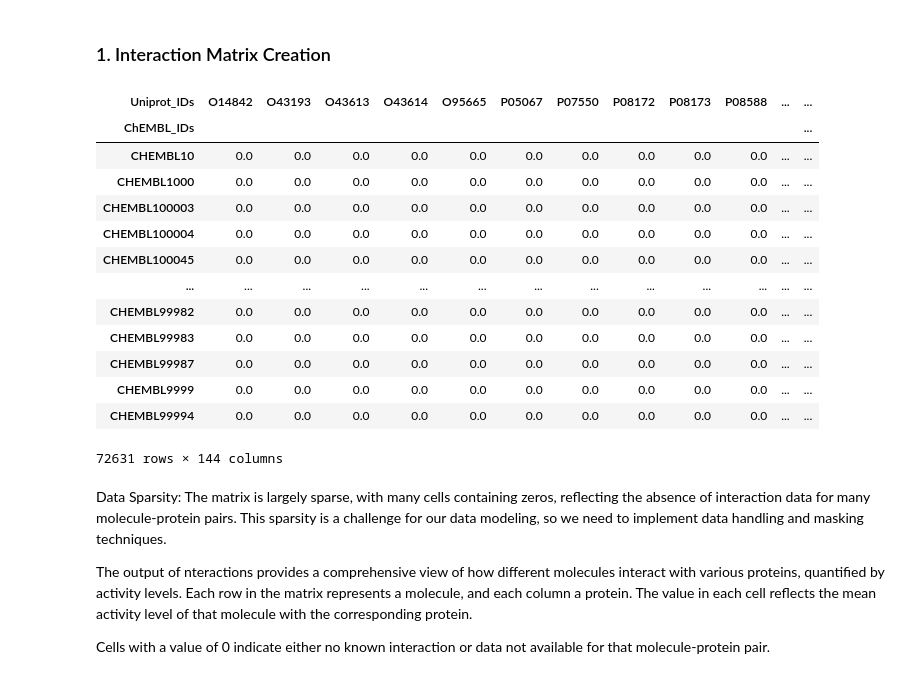
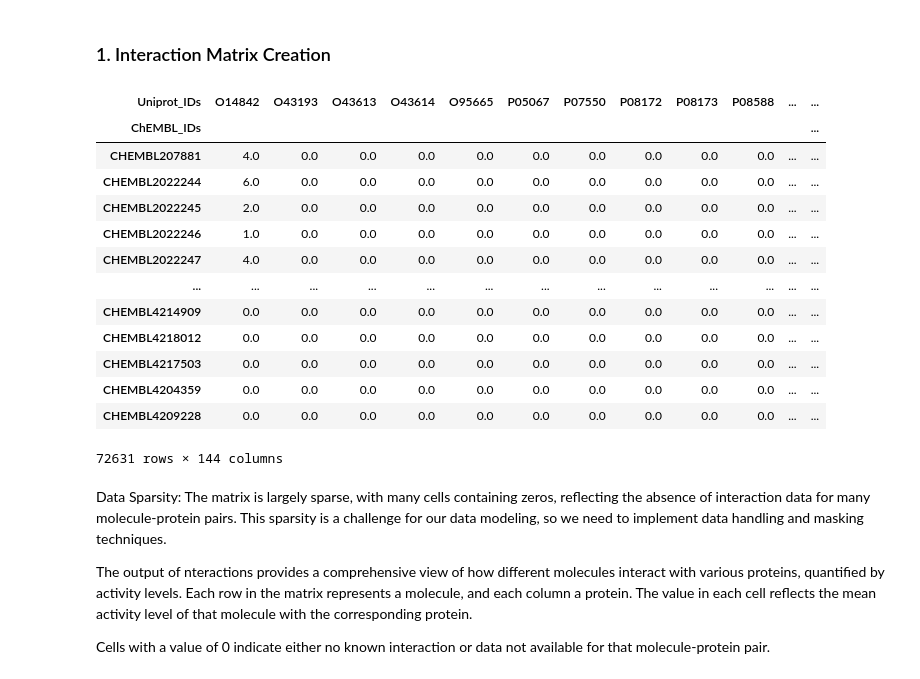
Before and after one commit to tildtr/data-mining-assignments, a Jupyter notebook: Project/DM_Project_Til.ipynb, the cells around one changed output. Drawn from its saved outputs; the diff is of its cells as text; code cells hidden in the pictures.

```diff
--- a/Project/DM_Project_Til.ipynb
+++ b/Project/DM_Project_Til.ipynb
@@ -173,31 +180,35 @@ df_activity[~df_activity['ChEMBL_IDs'].isin(df_mol_bits.index)]
 # %%
 # 1. Step: Create user X items (molecules X proteins) matrix
 
 # Define function
 def create_interaction_matrix(df, molecule_col, protein_col, activity_col):
+    # Convert columns to categorical with ordered categories
+    df[molecule_col] = pd.Categorical(df[molecule_col], categories=df[molecule_col].unique(), ordered=True)
+    df[protein_col] = pd.Categorical(df[protein_col], categories=df[protein_col].unique(), ordered=True)
+
     interactions = df.pivot_table(index=molecule_col, columns=protein_col, values=activity_col, aggfunc='mean')
     interactions = interactions.fillna(0)
     return interactions
 
 # Create the interaction matrix
 interactions = create_interaction_matrix(df_activity, 'ChEMBL_IDs', 'Uniprot_IDs', 'Activity')
 
-# Create the interaction matrix
+# Create the interaction matrix => contains activity rating in cells
 interactions
 # %% [output]
 | Uniprot_IDs | O14842 | O43193 | O43613 | O43614 | O95665 | P05067 | P07550 | P08172 | P08173 | P08588 | ... | ... |
 | ChEMBL_IDs |  |  |  |  |  |  |  |  |  |  |  | ... |
-| CHEMBL10 | 0.0 | 0.0 | 0.0 | 0.0 | 0.0 | 0.0 | 0.0 | 0.0 | 0.0 | 0.0 | ... | ... |
-| CHEMBL1000 | 0.0 | 0.0 | 0.0 | 0.0 | 0.0 | 0.0 | 0.0 | 0.0 | 0.0 | 0.0 | ... | ... |
-| CHEMBL100003 | 0.0 | 0.0 | 0.0 | 0.0 | 0.0 | 0.0 | 0.0 | 0.0 | 0.0 | 0.0 | ... | ... |
-| CHEMBL100004 | 0.0 | 0.0 | 0.0 | 0.0 | 0.0 | 0.0 | 0.0 | 0.0 | 0.0 | 0.0 | ... | ... |
-| CHEMBL100045 | 0.0 | 0.0 | 0.0 | 0.0 | 0.0 | 0.0 | 0.0 | 0.0 | 0.0 | 0.0 | ... | ... |
+| CHEMBL207881 | 4.0 | 0.0 | 0.0 | 0.0 | 0.0 | 0.0 | 0.0 | 0.0 | 0.0 | 0.0 | ... | ... |
+| CHEMBL2022244 | 6.0 | 0.0 | 0.0 | 0.0 | 0.0 | 0.0 | 0.0 | 0.0 | 0.0 | 0.0 | ... | ... |
+| CHEMBL2022245 | 2.0 | 0.0 | 0.0 | 0.0 | 0.0 | 0.0 | 0.0 | 0.0 | 0.0 | 0.0 | ... | ... |
+| CHEMBL2022246 | 1.0 | 0.0 | 0.0 | 0.0 | 0.0 | 0.0 | 0.0 | 0.0 | 0.0 | 0.0 | ... | ... |
+| CHEMBL2022247 | 4.0 | 0.0 | 0.0 | 0.0 | 0.0 | 0.0 | 0.0 | 0.0 | 0.0 | 0.0 | ... | ... |
 | ... | ... | ... | ... | ... | ... | ... | ... | ... | ... | ... | ... | ... |
-| CHEMBL99982 | 0.0 | 0.0 | 0.0 | 0.0 | 0.0 | 0.0 | 0.0 | 0.0 | 0.0 | 0.0 | ... | ... |
-| CHEMBL99983 | 0.0 | 0.0 | 0.0 | 0.0 | 0.0 | 0.0 | 0.0 | 0.0 | 0.0 | 0.0 | ... | ... |
-| CHEMBL99987 | 0.0 | 0.0 | 0.0 | 0.0 | 0.0 | 0.0 | 0.0 | 0.0 | 0.0 | 0.0 | ... | ... |
-| CHEMBL9999 | 0.0 | 0.0 | 0.0 | 0.0 | 0.0 | 0.0 | 0.0 | 0.0 | 0.0 | 0.0 | ... | ... |
-| CHEMBL99994 | 0.0 | 0.0 | 0.0 | 0.0 | 0.0 | 0.0 | 0.0 | 0.0 | 0.0 | 0.0 | ... | ... |
+| CHEMBL4214909 | 0.0 | 0.0 | 0.0 | 0.0 | 0.0 | 0.0 | 0.0 | 0.0 | 0.0 | 0.0 | ... | ... |
+| CHEMBL4218012 | 0.0 | 0.0 | 0.0 | 0.0 | 0.0 | 0.0 | 0.0 | 0.0 | 0.0 | 0.0 | ... | ... |
+| CHEMBL4217503 | 0.0 | 0.0 | 0.0 | 0.0 | 0.0 | 0.0 | 0.0 | 0.0 | 0.0 | 0.0 | ... | ... |
+| CHEMBL4204359 | 0.0 | 0.0 | 0.0 | 0.0 | 0.0 | 0.0 | 0.0 | 0.0 | 0.0 | 0.0 | ... | ... |
+| CHEMBL4209228 | 0.0 | 0.0 | 0.0 | 0.0 | 0.0 | 0.0 | 0.0 | 0.0 | 0.0 | 0.0 | ... | ... |
 72631 rows × 144 columns
 # %% [markdown]
 Data Sparsity: The matrix is largely sparse, with many cells containing zeros, reflecting the absence of interaction data for many molecule-protein pairs. This sparsity is a challenge for our data modeling, so we need to implement data handling and masking techniques.
```
Also changed, not shown: parts of 16 cells of this notebook, 1 other file.
